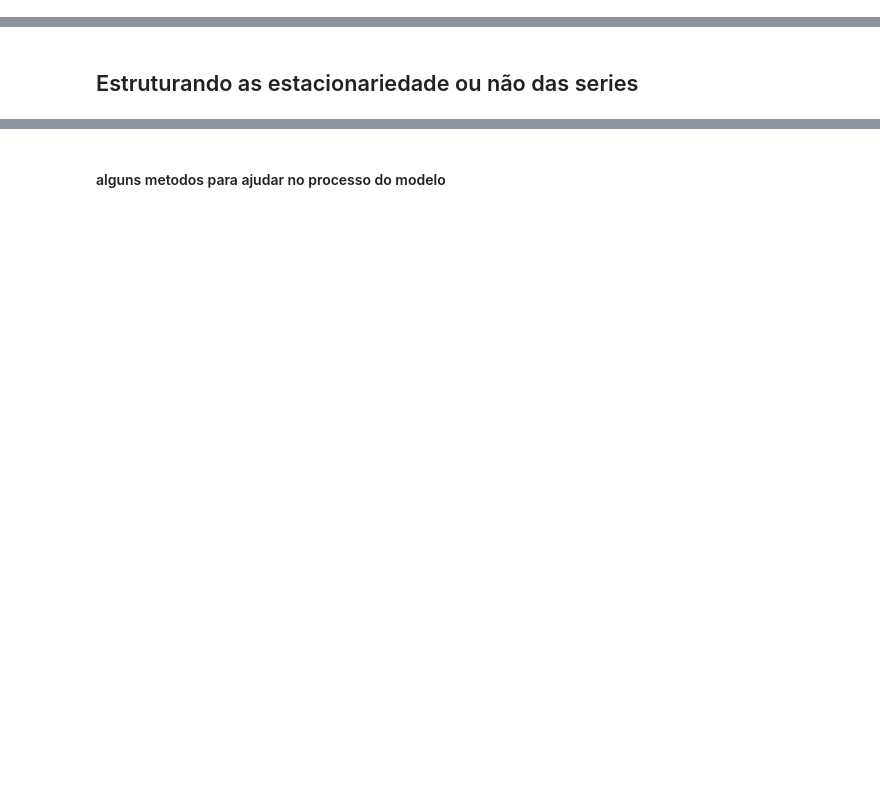
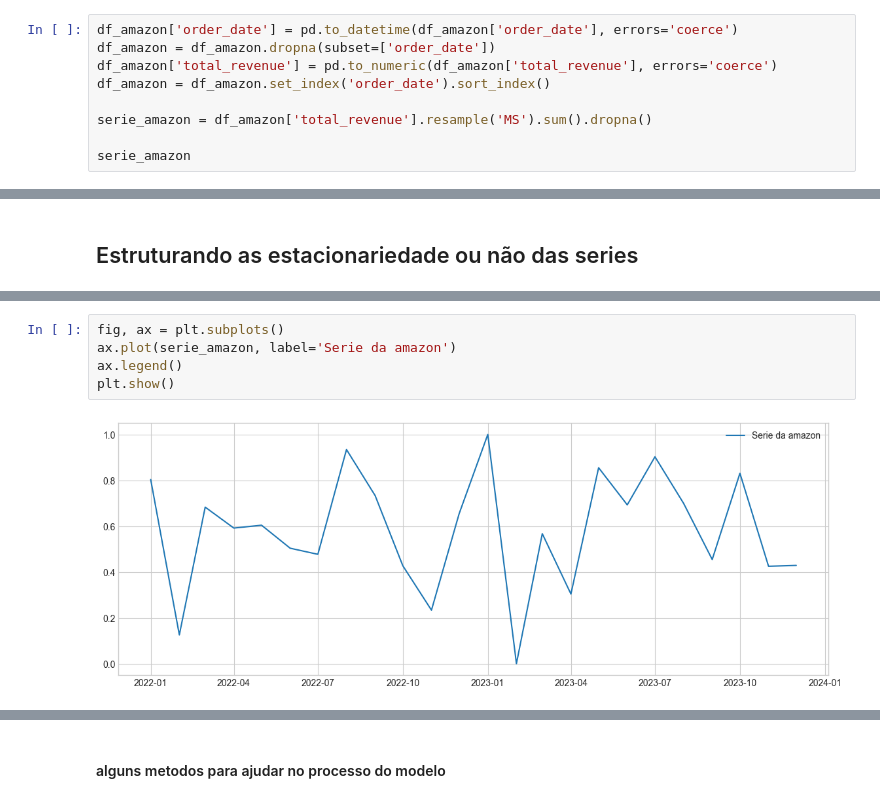
Before and after one commit to Gueguelas/series-temporais, a Jupyter notebook: notebook.ipynb, the cells around one changed output, grey strips where cells are left out. Cells and saved outputs as stored; diff of their text form; blank space fills up the shorter version.

```diff
--- a/notebook.ipynb
+++ b/notebook.ipynb
@@ -177,0 +230,9 @@ Freq: MS, Name: price, Length: 150, dtype: float64
+# %%
+df_amazon['order_date'] = pd.to_datetime(df_amazon['order_date'], errors='coerce')
+df_amazon = df_amazon.dropna(subset=['order_date'])
+df_amazon['total_revenue'] = pd.to_numeric(df_amazon['total_revenue'], errors='coerce')
+df_amazon = df_amazon.set_index('order_date').sort_index()
+
+serie_amazon = df_amazon['total_revenue'].resample('MS').sum().dropna()
+
+serie_amazon
@@ -195,0 +360,7 @@ plt.show()
+# %%
+fig, ax = plt.subplots()
+ax.plot(serie_amazon, label='Serie da amazon')
+ax.legend()
+plt.show()
+# %% [output]
+[figure, added]
```
Also changed, not shown: parts of 57 cells of this notebook.
